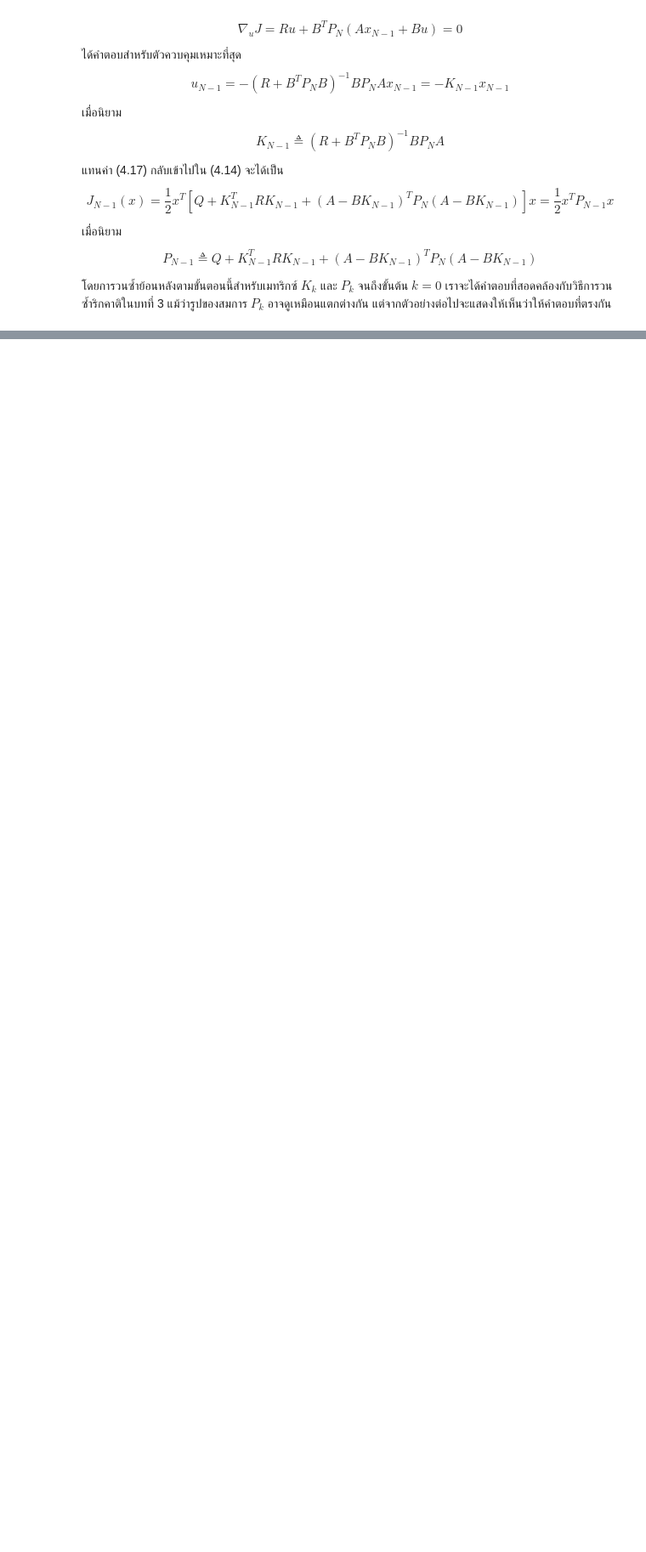
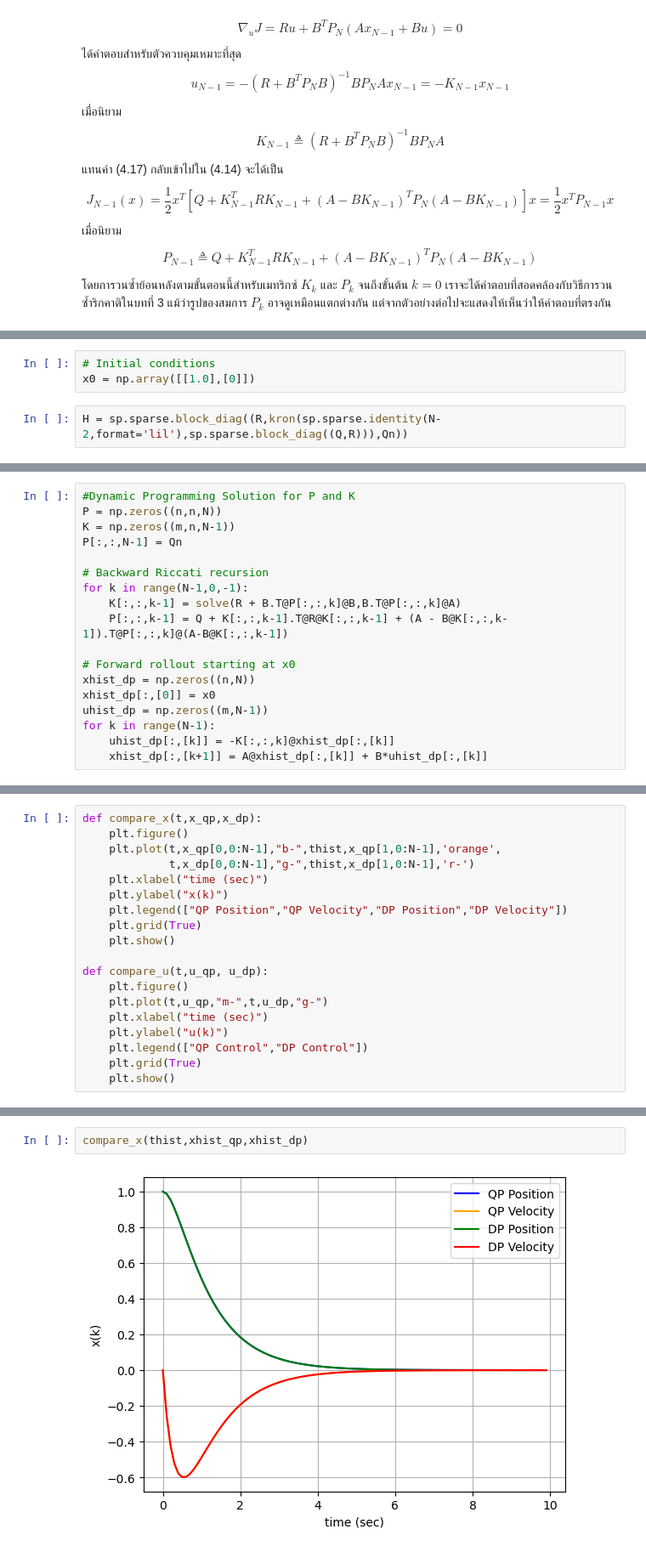
Before and after one commit to dewdotninja/ocrl, a Jupyter notebook: doc/notebooks/chapter4.ipynb, the cells around one changed output, grey strips where cells are left out. Shown at 85% size. Saved outputs shown, nothing was run; the diff lists cells and outputs as text; blank space fills up the shorter version.

```diff
--- a/doc/notebooks/chapter4.ipynb
+++ b/doc/notebooks/chapter4.ipynb
@@ -364,0 +403,5 @@ $$
+# %%
+# Initial conditions
+x0 = np.array([[1.0],[0]])
+# %%
+H = sp.sparse.block_diag((R,kron(sp.sparse.identity(N-2,format='lil'),sp.sparse.block_diag((Q,R))),Qn))
@@ -364,0 +435,18 @@ $$
+# %%
+#Dynamic Programming Solution for P and K
+P = np.zeros((n,n,N))
+K = np.zeros((m,n,N-1))
+P[:,:,N-1] = Qn
+
+# Backward Riccati recursion
+for k in range(N-1,0,-1):
+    K[:,:,k-1] = solve(R + B.T@P[:,:,k]@B,B.T@P[:,:,k]@A)
+    P[:,:,k-1] = Q + K[:,:,k-1].T@R@K[:,:,k-1] + (A - B@K[:,:,k-1]).T@P[:,:,k]@(A-B@K[:,:,k-1])
+
+# Forward rollout starting at x0
+xhist_dp = np.zeros((n,N))
+xhist_dp[:,[0]] = x0
+uhist_dp = np.zeros((m,N-1))
+for k in range(N-1):
+    uhist_dp[:,[k]] = -K[:,:,k]@xhist_dp[:,[k]]
+    xhist_dp[:,[k+1]] = A@xhist_dp[:,[k]] + B*uhist_dp[:,[k]]
@@ -364,0 +456,19 @@ $$
+# %%
+def compare_x(t,x_qp,x_dp):
+    plt.figure()
+    plt.plot(t,x_qp[0,0:N-1],"b-",thist,x_qp[1,0:N-1],'orange',
+             t,x_dp[0,0:N-1],"g-",thist,x_dp[1,0:N-1],'r-')
+    plt.xlabel("time (sec)")
+    plt.ylabel("x(k)")
+    plt.legend(["QP Position","QP Velocity","DP Position","DP Velocity"])
+    plt.grid(True)
+    plt.show()
+
+def compare_u(t,u_qp, u_dp):
+    plt.figure()
+    plt.plot(t,u_qp,"m-",t,u_dp,"g-")
+    plt.xlabel("time (sec)")
+    plt.ylabel("u(k)")
+    plt.legend(["QP Control","DP Control"])
+    plt.grid(True)
+    plt.show()
@@ -364,0 +477,4 @@ $$
+# %%
+compare_x(thist,xhist_qp,xhist_dp)
+# %% [output]
+[figure, added]
```
Also changed, not shown: parts of 42 cells of this notebook.
